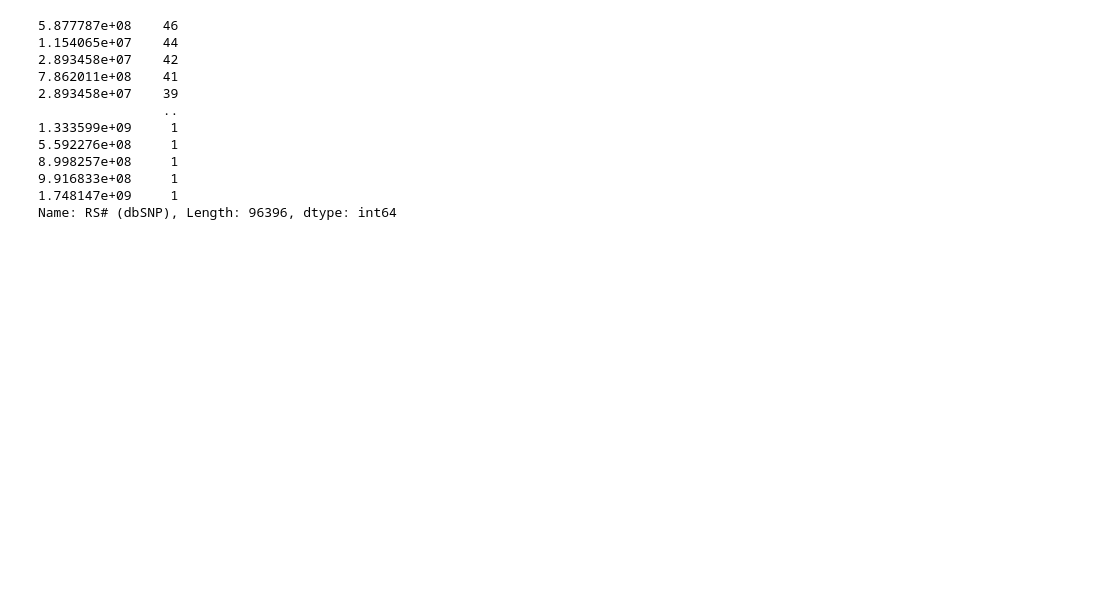
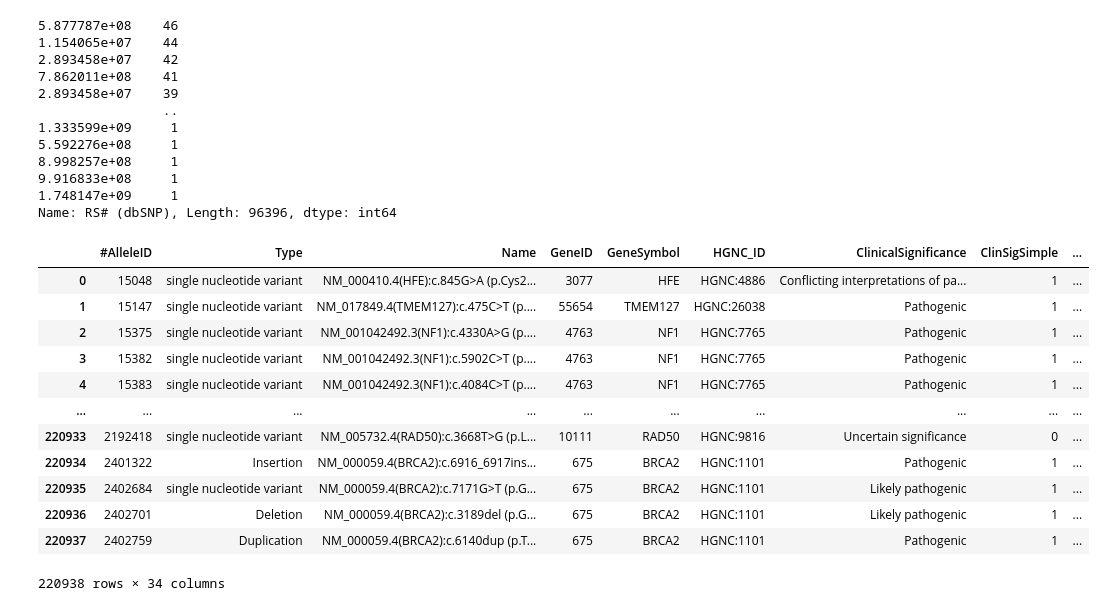
Before and after one commit to clinical-biomarkers/biomarker-partnership, a Jupyter notebook: src/clinvar.ipynb, the cells around one changed output. Saved outputs shown, nothing was run; the diff lists cells and outputs as text; code cells hidden in the pictures; blank space fills up the shorter version.

```diff
--- a/src/clinvar.ipynb
+++ b/src/clinvar.ipynb
@@ -61,6 +58,23 @@ variant_df['RS# (dbSNP)'].value_counts()
 9.916833e+08     1
 1.748147e+09     1
 Name: RS# (dbSNP), Length: 96396, dtype: int64
+# %%
+variant_df.reset_index(drop = True, inplace = True)
+variant_df
+# %% [output]
+|  | #AlleleID | Type | Name | GeneID | GeneSymbol | HGNC_ID | ClinicalSignificance | ClinSigSimple | ... |
+| 0 | 15048 | single nucleotide variant | NM_000410.4(HFE):c.845G>A (p.Cys2... | 3077 | HFE | HGNC:4886 | Conflicting interpretations of pa... | 1 | ... |
+| 1 | 15147 | single nucleotide variant | NM_017849.4(TMEM127):c.475C>T (p.... | 55654 | TMEM127 | HGNC:26038 | Pathogenic | 1 | ... |
+| 2 | 15375 | single nucleotide variant | NM_001042492.3(NF1):c.4330A>G (p.... | 4763 | NF1 | HGNC:7765 | Pathogenic | 1 | ... |
+| 3 | 15382 | single nucleotide variant | NM_001042492.3(NF1):c.5902C>T (p.... | 4763 | NF1 | HGNC:7765 | Pathogenic | 1 | ... |
+| 4 | 15383 | single nucleotide variant | NM_001042492.3(NF1):c.4084C>T (p.... | 4763 | NF1 | HGNC:7765 | Pathogenic | 1 | ... |
+| ... | ... | ... | ... | ... | ... | ... | ... | ... | ... |
+| 220933 | 2192418 | single nucleotide variant | NM_005732.4(RAD50):c.3668T>G (p.L... | 10111 | RAD50 | HGNC:9816 | Uncertain significance | 0 | ... |
+| 220934 | 2401322 | Insertion | NM_000059.4(BRCA2):c.6916_6917ins... | 675 | BRCA2 | HGNC:1101 | Pathogenic | 1 | ... |
+| 220935 | 2402684 | single nucleotide variant | NM_000059.4(BRCA2):c.7171G>T (p.G... | 675 | BRCA2 | HGNC:1101 | Likely pathogenic | 1 | ... |
+| 220936 | 2402701 | Deletion | NM_000059.4(BRCA2):c.3189del (p.G... | 675 | BRCA2 | HGNC:1101 | Likely pathogenic | 1 | ... |
+| 220937 | 2402759 | Duplication | NM_000059.4(BRCA2):c.6140dup (p.T... | 675 | BRCA2 | HGNC:1101 | Pathogenic | 1 | ... |
+220938 rows × 34 columns
 # %%
 helper.populate_col(source = variant_df['RS# (dbSNP)'], target_col = 'rs_id', dtype = 'Int64')
 helper.biomarker_df.head()
```
Also changed, not shown: parts of 7 cells of this notebook, 1 other file.
